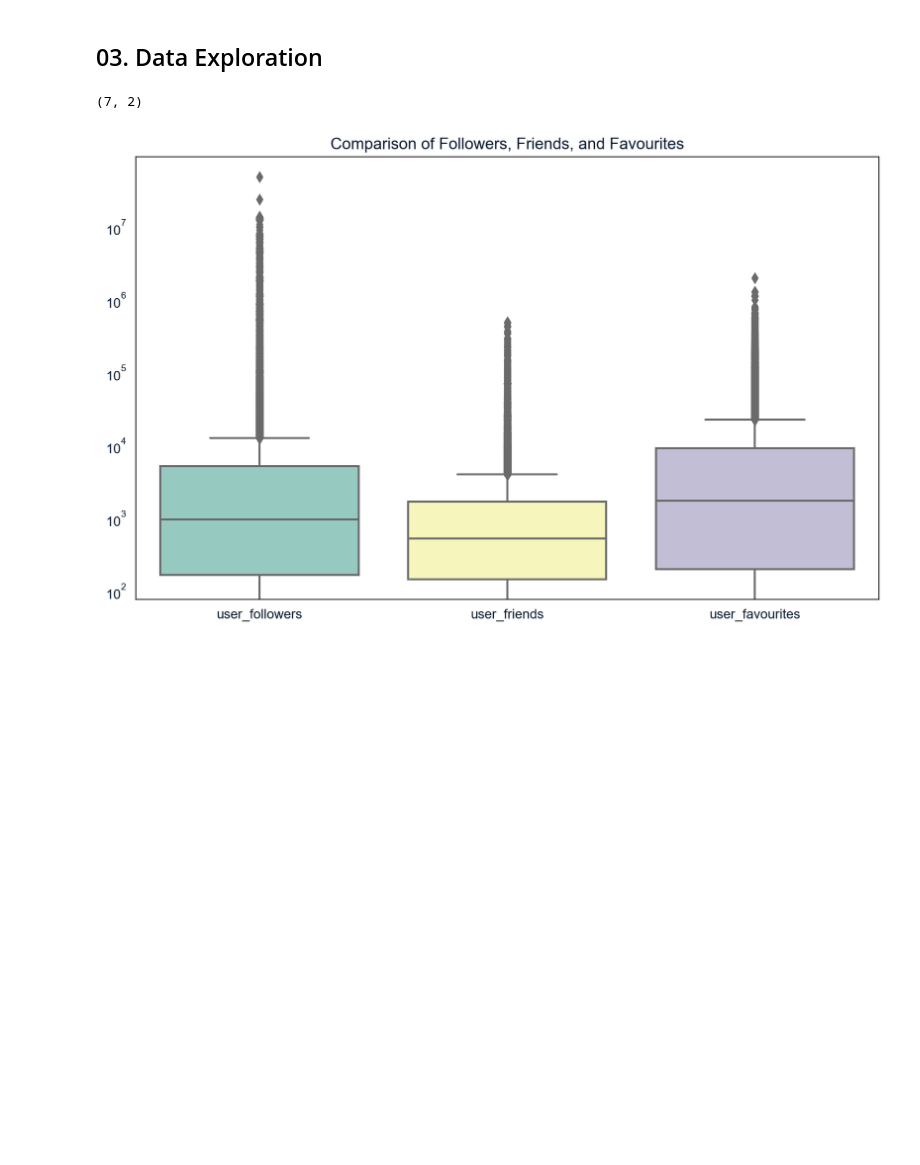
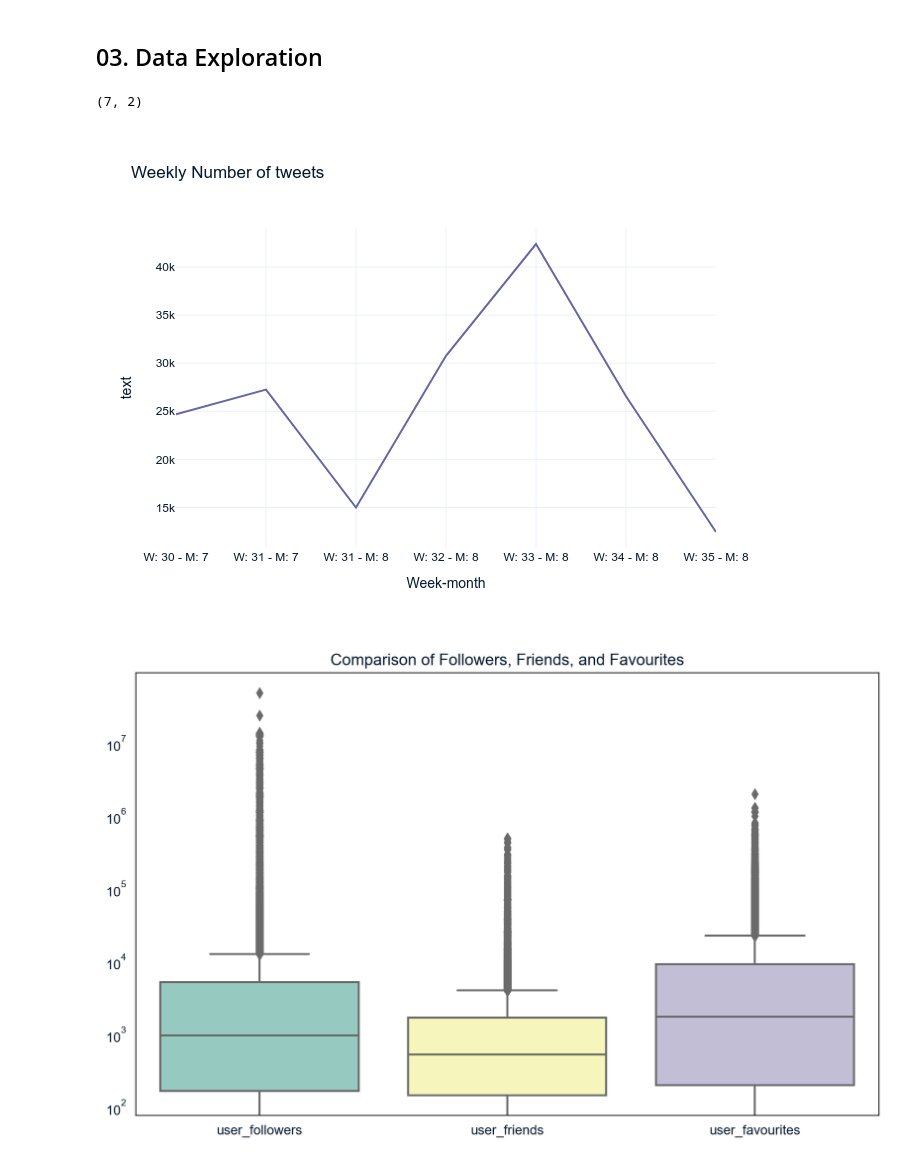
Before and after one commit to esteban-russi/Topic_Modeling_LDA_with_COVID19_Tweets, a Jupyter notebook: Topic_Modeling_LDA_with_COVID19_Tweets.ipynb, the cells around one changed output. Saved outputs shown, nothing was run; the diff lists cells and outputs as text; code cells hidden in the pictures; blank space fills up the shorter version.

```diff
--- a/Topic_Modeling_LDA_with_COVID19_Tweets.ipynb
+++ b/Topic_Modeling_LDA_with_COVID19_Tweets.ipynb
@@ -94,30 +94,37 @@ df.sample(5)
 # %%
 import plotly.express as px
 import pandas as pd
 
 # Convert 'date' column to datetime format if it's not already
 df['date'] = pd.to_datetime(df['date'])
 
 # Extract week number
 df['week_number'] = df['date'].dt.isocalendar().week
 
 # Extract month
 df['month'] = df['date'].dt.month
 
 # Concat week + month
 df['Week-month'] = 'W: ' + df['week_number'].astype(str) + ' - ' + 'M: ' + df['month'].astype(str)
 
 # Group by week and calculate the count of text
 df_grouped = df.groupby(['Week-month'])['text'].count().reset_index()
 print(df_grouped.shape)
 
 # Create a timeseries plot using Plotly
 fig = px.line(df_grouped, x='Week-month', y='text', title='Weekly Number of tweets')
 
 # Show the plot
-fig.show()
+# fig.show()
+
+# Save the figure as an image
+fig.write_image("temp_figure.png")
+
+# Display the image
+Image("temp_figure.png")
 # %% [output]
 (7, 2)
+[figure, added]
 # %%
 import matplotlib.pyplot as plt
 import seaborn as sns
```
Also changed, not shown: parts of 9 cells of this notebook.
